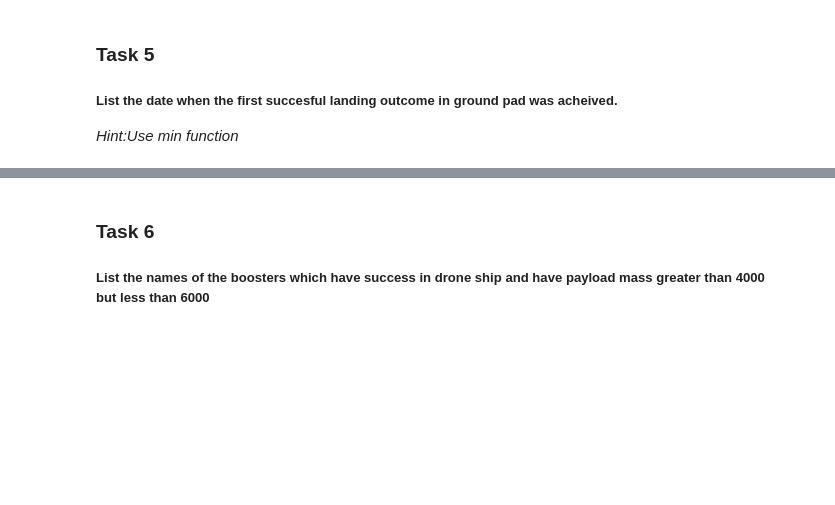
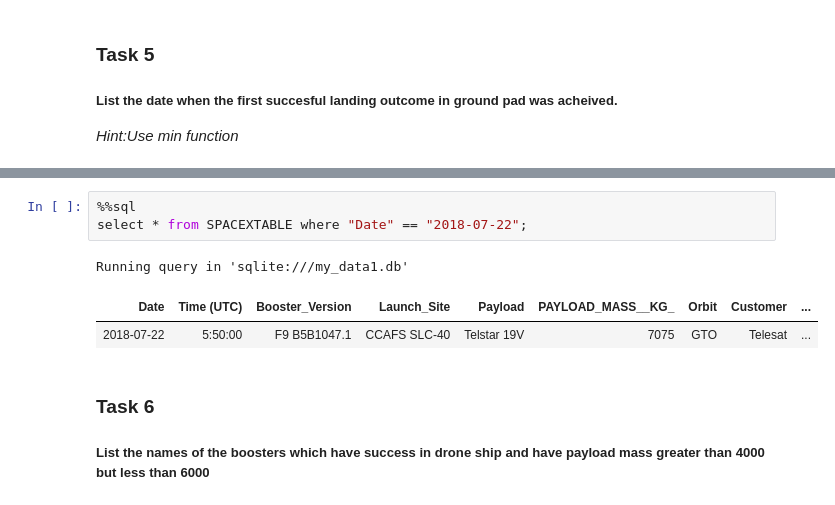
Before and after one commit to EverVino/data-science-capstone, a Jupyter notebook: 04-jupyter-labs-eda-sql-coursera_sqlite.ipynb, the cells around one changed output, grey strips where cells are left out. Cells and saved outputs as stored; diff of their text form; blank space fills up the shorter version.

```diff
--- a/04-jupyter-labs-eda-sql-coursera_sqlite.ipynb
+++ b/04-jupyter-labs-eda-sql-coursera_sqlite.ipynb
@@ -184,3 +184,10 @@ Running query in 'sqlite:///my_data1.db'
+# %%
+%%sql
+select * from SPACEXTABLE where "Date" == "2018-07-22";
+# %% [output]
+Running query in 'sqlite:///my_data1.db'
+| Date | Time (UTC) | Booster_Version | Launch_Site | Payload | PAYLOAD_MASS__KG_ | Orbit | Customer | ... |
+| 2018-07-22 | 5:50:00 | F9 B5B1047.1 | CCAFS SLC-40 | Telstar 19V | 7075 | GTO | Telesat | ... |
 # %% [markdown]
 ### Task 6
 
```
Also changed, not shown: parts of 4 cells of this notebook, 3 other files.
